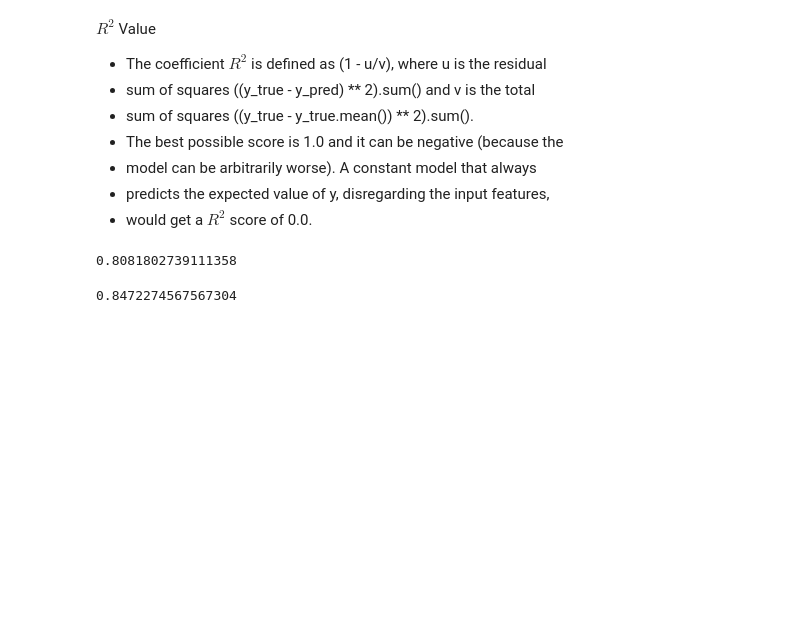
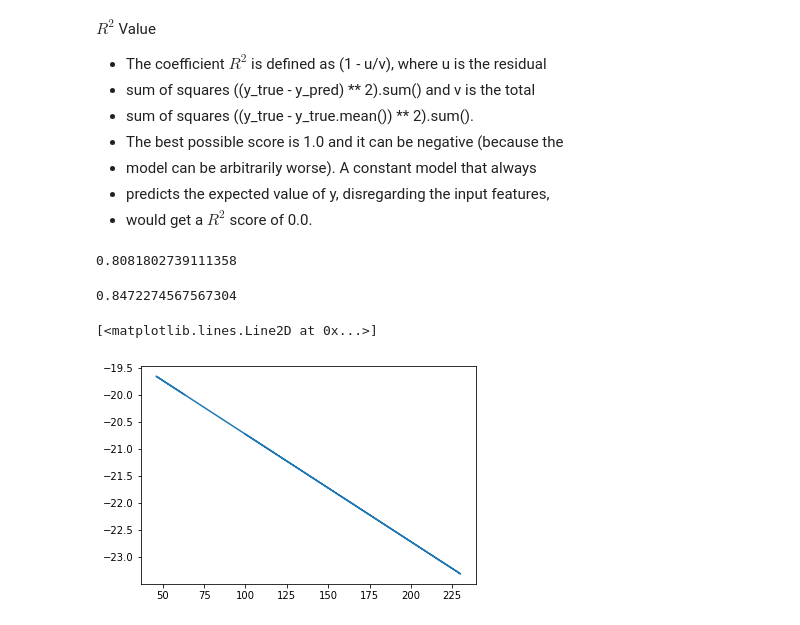
Before and after one commit to Iamsbharti/ML-AI, a Jupyter notebook: algorithms/Liner-Regression/auto_linear.ipynb, the cells around one changed output. Drawn from its saved outputs; the diff is of its cells as text; code cells hidden in the pictures; blank space fills up the shorter version.

Commit message:
visual plot

```diff
--- a/algorithms/Liner-Regression/auto_linear.ipynb
+++ b/algorithms/Liner-Regression/auto_linear.ipynb
@@ -205,3 +205,8 @@ regression_model.score(X_train,y_train)
 regression_model.score(X_test,y_test)
 # %% [output]
 0.8472274567567304
+# %%
+plt.plot(X_train.horsepower,X_train.horsepower*(-0.019872884299422657)+intercept)
+# %% [output]
+[<matplotlib.lines.Line2D at 0x...>]
+[figure, added]
```
Also changed, not shown: parts of 1 cell of this notebook.
